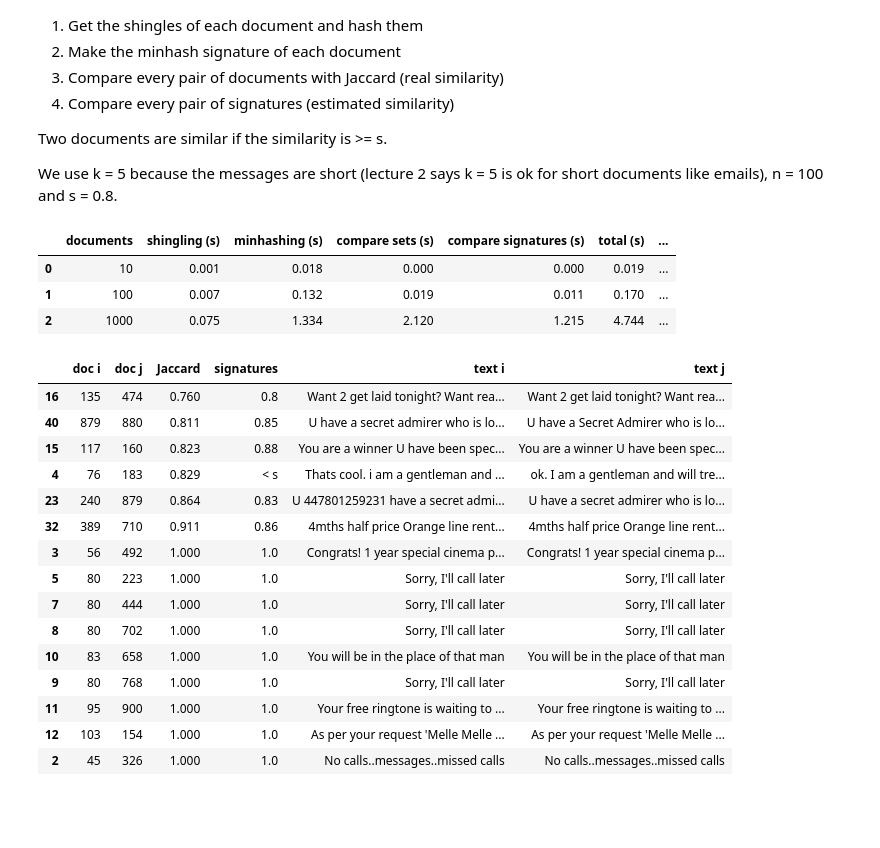
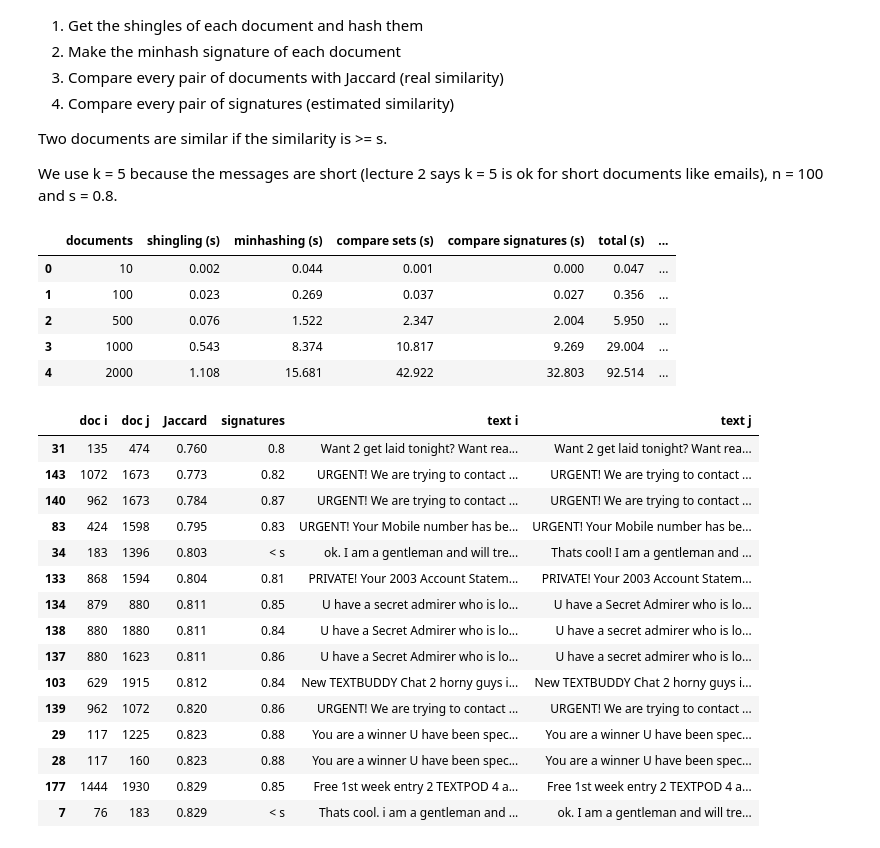
Before and after one commit to Val0007/Data-mining-course, a Jupyter notebook: shingle.ipynb, the cells around one changed output. Saved outputs shown, nothing was run; the diff lists cells and outputs as text; code cells hidden in the pictures; blank space fills up the shorter version.

```diff
--- a/shingle.ipynb
+++ b/shingle.ipynb
@@ -203,30 +232,32 @@ def find_similar_documents(docs, k=5, n=100, s=0.8):
 # %%
-# run everything with 10, 100 and 1000 documents and measure how long each step takes
+# run everything with more and more documents and measure how long each step takes
 K, N_HASHES, S = 5, 100, 0.8
 results = []
-for size in [10, 100, 1000]:
+for size in [10, 100, 500, 1000, 2000]:
     times, jaccard_pairs, signature_pairs = find_similar_documents(docs[:size], k=K, n=N_HASHES, s=S)
     both = set(jaccard_pairs) & set(signature_pairs)
     results.append({
         "documents": size,
         **times,
         "total (s)": sum(times.values()),
         "similar pairs (Jaccard)": len(jaccard_pairs),
         "similar pairs (signatures)": len(signature_pairs),
         "found by both": len(both),
         "false positives": len(set(signature_pairs) - set(jaccard_pairs)),  # signatures say similar, Jaccard says no (jaccard was less than 0.8 and signatures was more)
         "false negatives": len(set(jaccard_pairs) - set(signature_pairs)),  # Jaccard says similar, signatures missed it
     })
 
 results_df = pd.DataFrame(results).round(3)
 results_df
 # %% [output]
 |  | documents | shingling (s) | minhashing (s) | compare sets (s) | compare signatures (s) | total (s) | ... |
-| 0 | 10 | 0.001 | 0.018 | 0.000 | 0.000 | 0.019 | ... |
-| 1 | 100 | 0.007 | 0.132 | 0.019 | 0.011 | 0.170 | ... |
-| 2 | 1000 | 0.075 | 1.334 | 2.120 | 1.215 | 4.744 | ... |
+| 0 | 10 | 0.002 | 0.044 | 0.001 | 0.000 | 0.047 | ... |
+| 1 | 100 | 0.023 | 0.269 | 0.037 | 0.027 | 0.356 | ... |
+| 2 | 500 | 0.076 | 1.522 | 2.347 | 2.004 | 5.950 | ... |
+| 3 | 1000 | 0.543 | 8.374 | 10.817 | 9.269 | 29.004 | ... |
+| 4 | 2000 | 1.108 | 15.681 | 42.922 | 32.803 | 92.514 | ... |
 # %%
-# similar pairs found with 1000 documents, with the real and the estimated similarity
+# similar pairs found with 2000 documents (the last run), with the real and the estimated similarity
 rows = []
 for (i, j) in sorted(set(jaccard_pairs) | set(signature_pairs)):
     rows.append({
@@ -241,18 +272,18 @@ pd.set_option("display.max_colwidth", 100)
 pd.DataFrame(rows).sort_values("Jaccard").head(15)
 # %% [output]
 |  | doc i | doc j | Jaccard | signatures | text i | text j |
-| 16 | 135 | 474 | 0.760 | 0.8 | Want 2 get laid tonight? Want rea... | Want 2 get laid tonight? Want rea... |
-| 40 | 879 | 880 | 0.811 | 0.85 | U have a secret admirer who is lo... | U have a Secret Admirer who is lo... |
-| 15 | 117 | 160 | 0.823 | 0.88 | You are a winner U have been spec... | You are a winner U have been spec... |
-| 4 | 76 | 183 | 0.829 | < s | Thats cool. i am a gentleman and ... | ok. I am a gentleman and will tre... |
-| 23 | 240 | 879 | 0.864 | 0.83 | U 447801259231 have a secret admi... | U have a secret admirer who is lo... |
-| 32 | 389 | 710 | 0.911 | 0.86 | 4mths half price Orange line rent... | 4mths half price Orange line rent... |
-| 3 | 56 | 492 | 1.000 | 1.0 | Congrats! 1 year special cinema p... | Congrats! 1 year special cinema p... |
-| 5 | 80 | 223 | 1.000 | 1.0 | Sorry, I'll call later | Sorry, I'll call later |
-| 7 | 80 | 444 | 1.000 | 1.0 | Sorry, I'll call later | Sorry, I'll call later |
-| 8 | 80 | 702 | 1.000 | 1.0 | Sorry, I'll call later | Sorry, I'll call later |
-| 10 | 83 | 658 | 1.000 | 1.0 | You will be in the place of that man | You will be in the place of that man |
-| 9 | 80 | 768 | 1.000 | 1.0 | Sorry, I'll call later | Sorry, I'll call later |
-| 11 | 95 | 900 | 1.000 | 1.0 | Your free ringtone is waiting to ... | Your free ringtone is waiting to ... |
-| 12 | 103 | 154 | 1.000 | 1.0 | As per your request 'Melle Melle ... | As per your request 'Melle Melle ... |
-| 2 | 45 | 326 | 1.000 | 1.0 | No calls..messages..missed calls | No calls..messages..missed calls |
+| 31 | 135 | 474 | 0.760 | 0.8 | Want 2 get laid tonight? Want rea... | Want 2 get laid tonight? Want rea... |
+| 143 | 1072 | 1673 | 0.773 | 0.82 | URGENT! We are trying to contact ... | URGENT! We are trying to contact ... |
+| 140 | 962 | 1673 | 0.784 | 0.87 | URGENT! We are trying to contact ... | URGENT! We are trying to contact ... |
+| 83 | 424 | 1598 | 0.795 | 0.83 | URGENT! Your Mobile number has be... | URGENT! Your Mobile number has be... |
+| 34 | 183 | 1396 | 0.803 | < s | ok. I am a gentleman and will tre... | Thats cool! I am a gentleman and ... |
+| 133 | 868 | 1594 | 0.804 | 0.81 | PRIVATE! Your 2003 Account Statem... | PRIVATE! Your 2003 Account Statem... |
+| 134 | 879 | 880 | 0.811 | 0.85 | U have a secret admirer who is lo... | U have a Secret Admirer who is lo... |
+| 138 | 880 | 1880 | 0.811 | 0.84 | U have a Secret Admirer who is lo... | U have a secret admirer who is lo... |
+| 137 | 880 | 1623 | 0.811 | 0.86 | U have a Secret Admirer who is lo... | U have a secret admirer who is lo... |
+| 103 | 629 | 1915 | 0.812 | 0.84 | New TEXTBUDDY Chat 2 horny guys i... | New TEXTBUDDY Chat 2 horny guys i... |
+| 139 | 962 | 1072 | 0.820 | 0.86 | URGENT! We are trying to contact ... | URGENT! We are trying to contact ... |
+| 29 | 117 | 1225 | 0.823 | 0.88 | You are a winner U have been spec... | You are a winner U have been spec... |
+| 28 | 117 | 160 | 0.823 | 0.88 | You are a winner U have been spec... | You are a winner U have been spec... |
+| 177 | 1444 | 1930 | 0.829 | 0.85 | Free 1st week entry 2 TEXTPOD 4 a... | Free 1st week entry 2 TEXTPOD 4 a... |
+| 7 | 76 | 183 | 0.829 | < s | Thats cool. i am a gentleman and ... | ok. I am a gentleman and will tre... |
```
Also changed, not shown: parts of 13 cells of this notebook, 1 other file.
